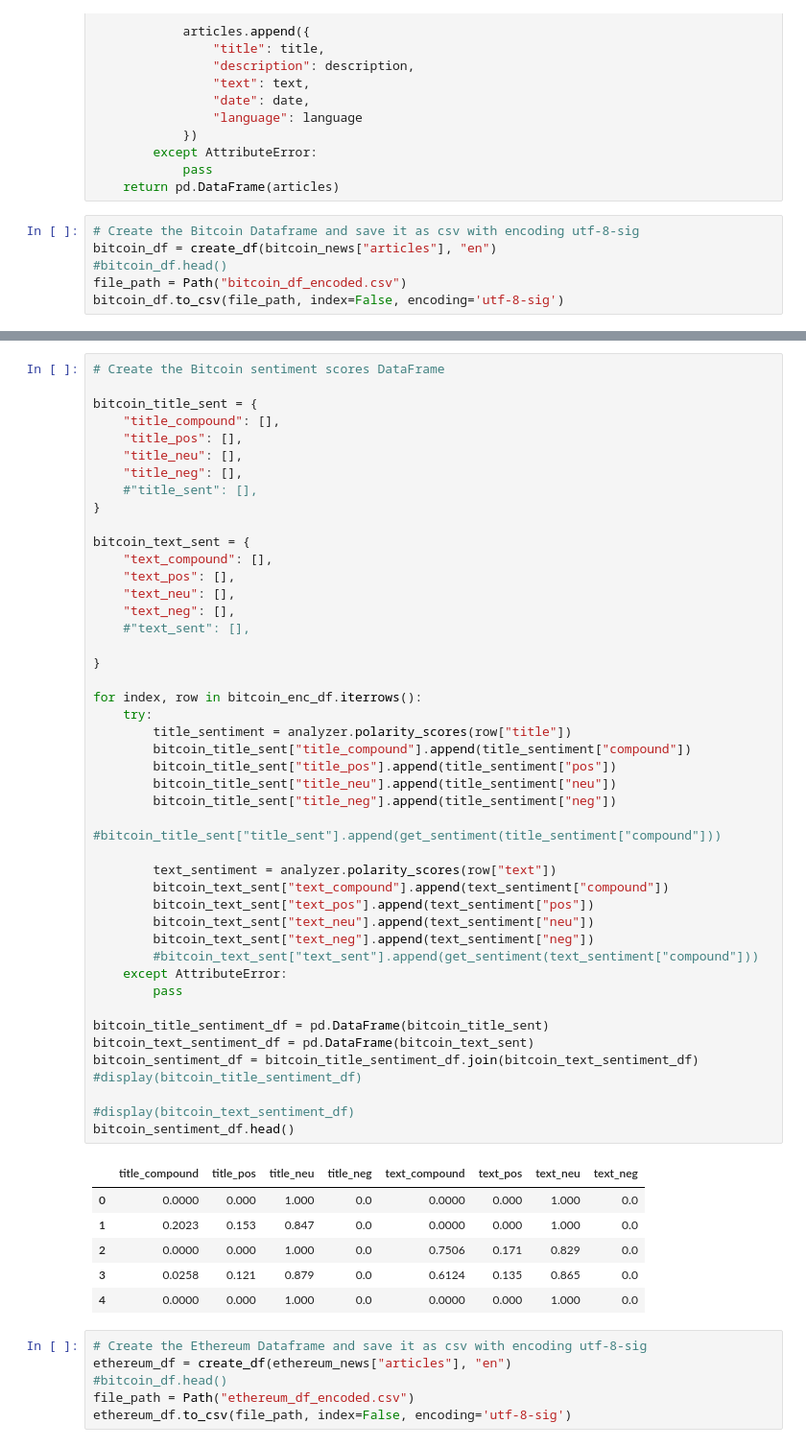
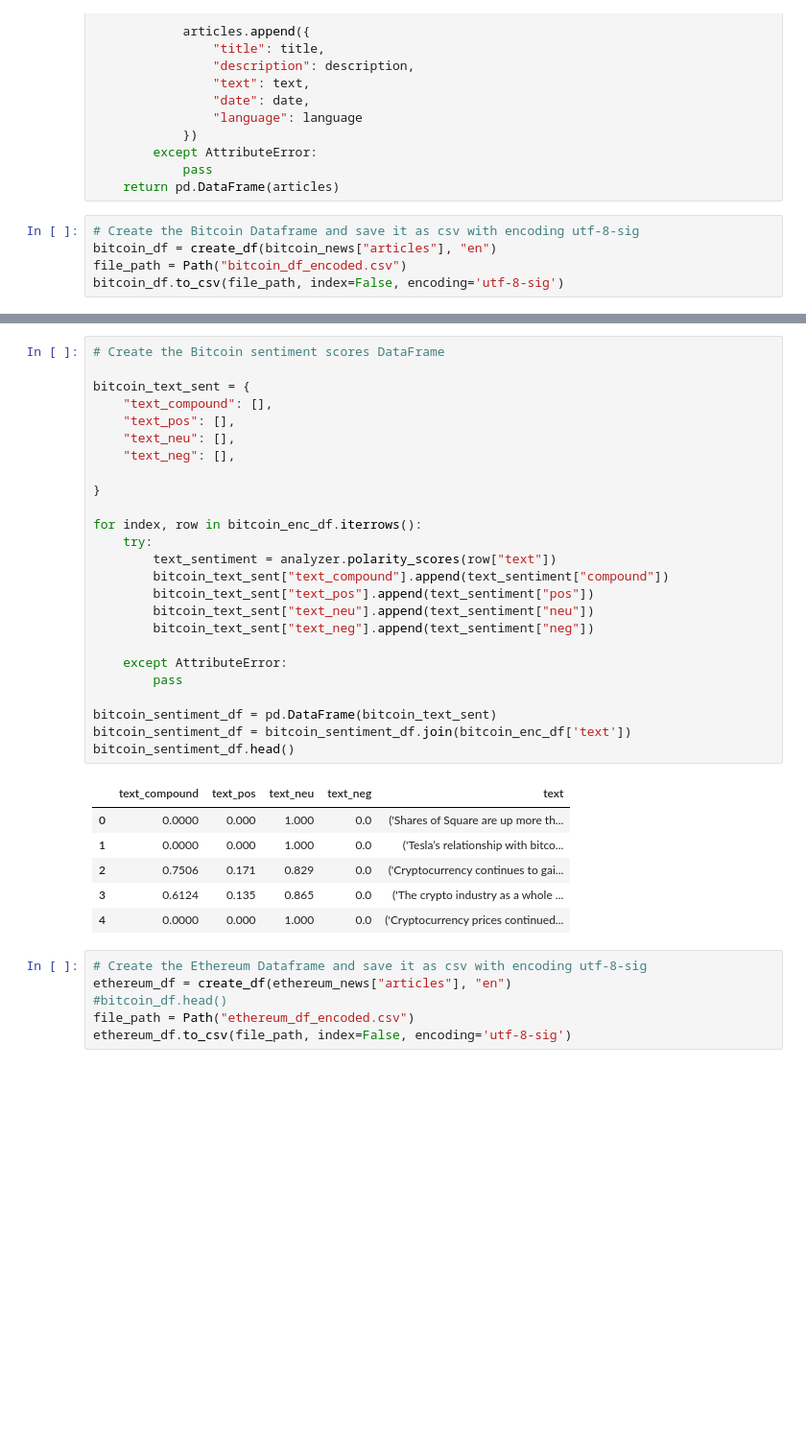
Before and after one commit to dredUW/NLP, a Jupyter notebook: crypto_sentiment_DR.ipynb, the cells around one changed output, grey strips where cells are left out. Shown at 96% size. Saved outputs shown, nothing was run; the diff lists cells and outputs as text; blank space fills up the shorter version.

```diff
--- a/crypto_sentiment_DR.ipynb
+++ b/crypto_sentiment_DR.ipynb
@@ -83,7 +85,6 @@ def create_df(news, language):
 # %%
 # Create the Bitcoin Dataframe and save it as csv with encoding utf-8-sig
 bitcoin_df = create_df(bitcoin_news["articles"], "en")
-#bitcoin_df.head()
 file_path = Path("bitcoin_df_encoded.csv")
 bitcoin_df.to_csv(file_path, index=False, encoding='utf-8-sig')
 # %%
@@ -100,56 +101,36 @@ bitcoin_enc_df.head()
 | 4 | ('Crypto market takes a dive with... | ('Cryptocurrency prices continued... | ('Cryptocurrency prices continued... | 2021-04-23 | en |
 # %%
 # Create the Bitcoin sentiment scores DataFrame
-
-bitcoin_title_sent = {
-    "title_compound": [],
-    "title_pos": [],
-    "title_neu": [],
-    "title_neg": [],
-    #"title_sent": [],
-}
 
 bitcoin_text_sent = {
     "text_compound": [],
     "text_pos": [],
     "text_neu": [],
     "text_neg": [],
-    #"text_sent": [],
 
 }
 
 for index, row in bitcoin_enc_df.iterrows():
     try:
-        title_sentiment = analyzer.polarity_scores(row["title"])
-        bitcoin_title_sent["title_compound"].append(title_sentiment["compound"])
-        bitcoin_title_sent["title_pos"].append(title_sentiment["pos"])
-        bitcoin_title_sent["title_neu"].append(title_sentiment["neu"])
-        bitcoin_title_sent["title_neg"].append(title_sentiment["neg"])
-        #bitcoin_title_sent["title_sent"].append(get_sentiment(title_sentiment["compound"]))
-
         text_sentiment = analyzer.polarity_scores(row["text"])
         bitcoin_text_sent["text_compound"].append(text_sentiment["compound"])
         bitcoin_text_sent["text_pos"].append(text_sentiment["pos"])
         bitcoin_text_sent["text_neu"].append(text_sentiment["neu"])
         bitcoin_text_sent["text_neg"].append(text_sentiment["neg"])
-        #bitcoin_text_sent["text_sent"].append(get_sentiment(text_sentiment["compound"]))
+
     except AttributeError:
         pass
 
-bitcoin_title_sentiment_df = pd.DataFrame(bitcoin_title_sent)
-bitcoin_text_sentiment_df = pd.DataFrame(bitcoin_text_sent)
-bitcoin_sentiment_df = bitcoin_title_sentiment_df.join(bitcoin_text_sentiment_df)
-#display(bitcoin_title_sentiment_df)
-
-#display(bitcoin_text_sentiment_df)
+bitcoin_sentiment_df = pd.DataFrame(bitcoin_text_sent)
+bitcoin_sentiment_df = bitcoin_sentiment_df.join(bitcoin_enc_df['text'])
 bitcoin_sentiment_df.head()
 # %% [output]
-|  | title_compound | title_pos | title_neu | title_neg | text_compound | text_pos | text_neu | text_neg |
-| 0 | 0.0000 | 0.000 | 1.000 | 0.0 | 0.0000 | 0.000 | 1.000 | 0.0 |
-| 1 | 0.2023 | 0.153 | 0.847 | 0.0 | 0.0000 | 0.000 | 1.000 | 0.0 |
-| 2 | 0.0000 | 0.000 | 1.000 | 0.0 | 0.7506 | 0.171 | 0.829 | 0.0 |
-| 3 | 0.0258 | 0.121 | 0.879 | 0.0 | 0.6124 | 0.135 | 0.865 | 0.0 |
-| 4 | 0.0000 | 0.000 | 1.000 | 0.0 | 0.0000 | 0.000 | 1.000 | 0.0 |
+|  | text_compound | text_pos | text_neu | text_neg | text |
+| 0 | 0.0000 | 0.000 | 1.000 | 0.0 | ('Shares of Square are up more th... |
+| 1 | 0.0000 | 0.000 | 1.000 | 0.0 | ('Tesla’s relationship with bitco... |
+| 2 | 0.7506 | 0.171 | 0.829 | 0.0 | ('Cryptocurrency continues to gai... |
+| 3 | 0.6124 | 0.135 | 0.865 | 0.0 | ('The crypto industry as a whole ... |
+| 4 | 0.0000 | 0.000 | 1.000 | 0.0 | ('Cryptocurrency prices continued... |
 # %%
 # Create the Ethereum Dataframe and save it as csv with encoding utf-8-sig
 ethereum_df = create_df(ethereum_news["articles"], "en")
```
Also changed, not shown: parts of 30 cells of this notebook.
